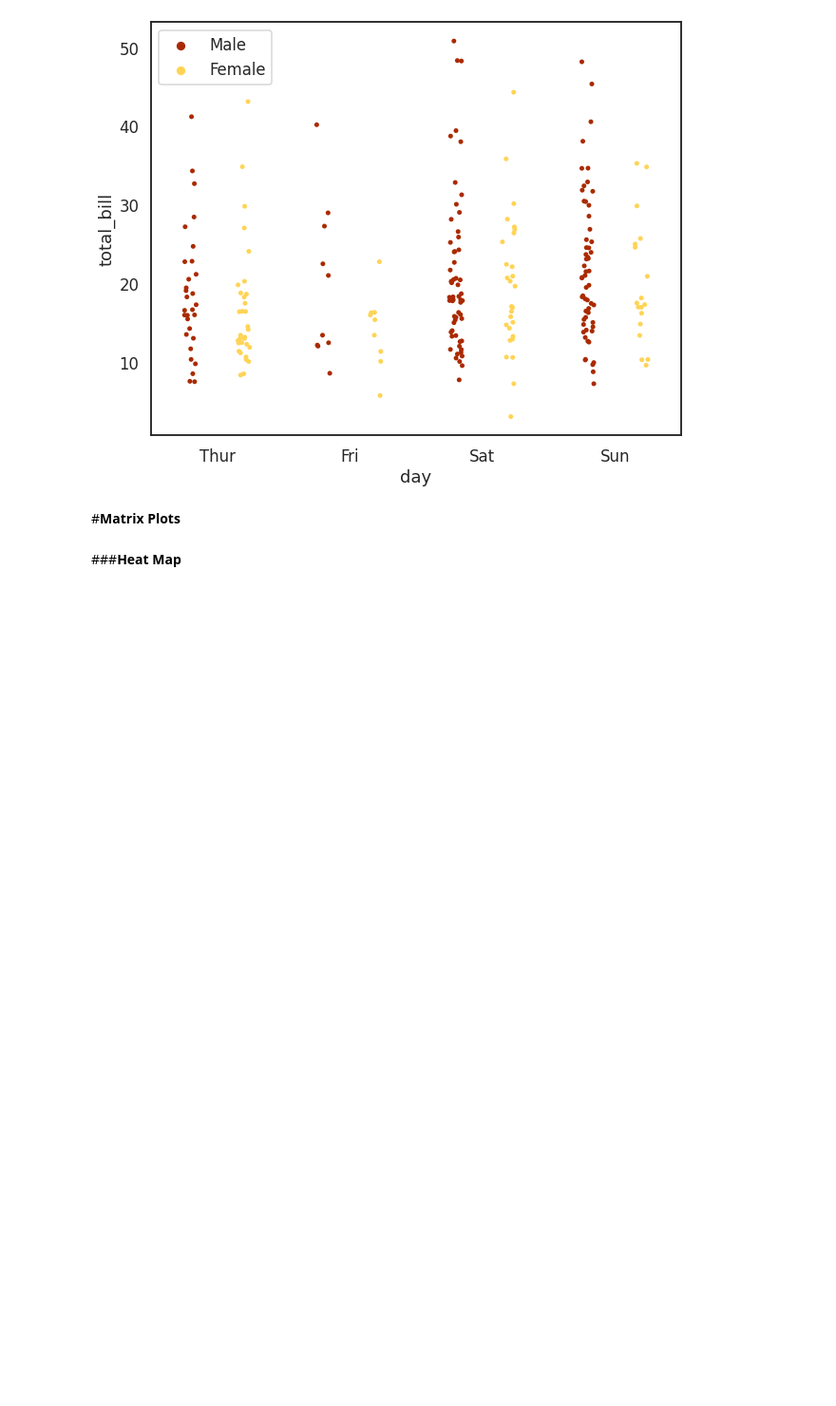
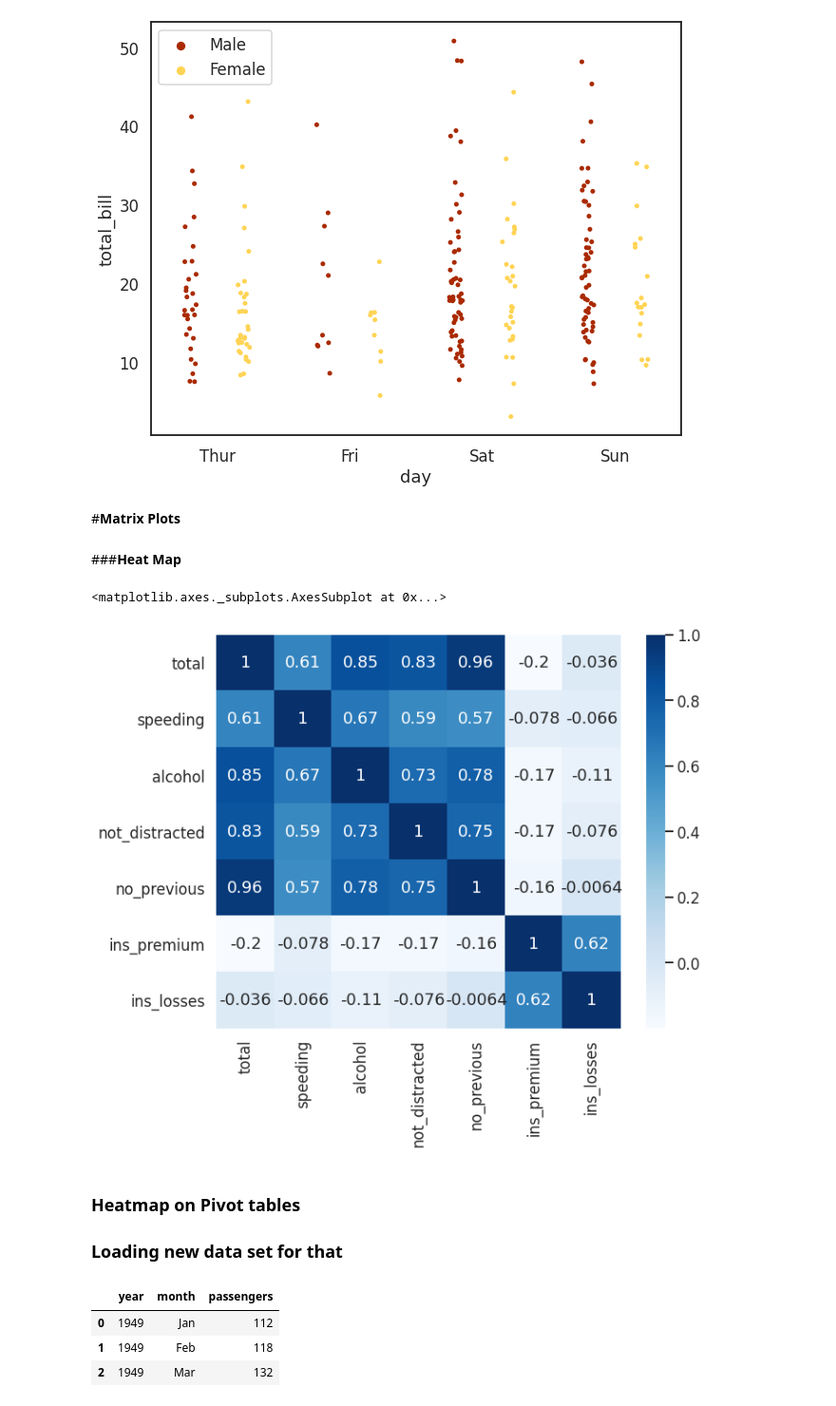
Before and after one commit to yagnik99/Daily-Basic-Coding, a Jupyter notebook: Seaborn.ipynb, the cells around one changed output. Shown at 95% size. Saved outputs shown, nothing was run; the diff lists cells and outputs as text; code cells hidden in the pictures; blank space fills up the shorter version.

```diff
--- a/Seaborn.ipynb
+++ b/Seaborn.ipynb
@@ -174,3 +175,12 @@ plt.legend(loc=0)   # Move or set the label. here male/female - or can use other
 #**Matrix Plots**
 # %% [markdown]
 ###**Heat Map**
+# %%
+plt.figure(figsize = (10,8)) # To change fig size
+sns.heatmap(crash_df.corr(), annot=True, cmap='Blues')
+# %% [output]
+<matplotlib.axes._subplots.AxesSubplot at 0x...>
+[figure, added]
+# %% [markdown]
+### Heatmap on Pivot tables
+### Loading new data set for that
@@ -176,0 +190,11 @@ plt.legend(loc=0)   # Move or set the label. here male/female - or can use other
+# %%
+# Heatmap on Pivot tables
+# Loading new data set for that
+
+flights_df = sns.load_dataset('flights')
+flights_df.head(3)
+# %% [output]
+|  | year | month | passengers |
+| 0 | 1949 | Jan | 112 |
+| 1 | 1949 | Feb | 118 |
+| 2 | 1949 | Mar | 132 |
```
Also changed, not shown: parts of 20 cells of this notebook.
